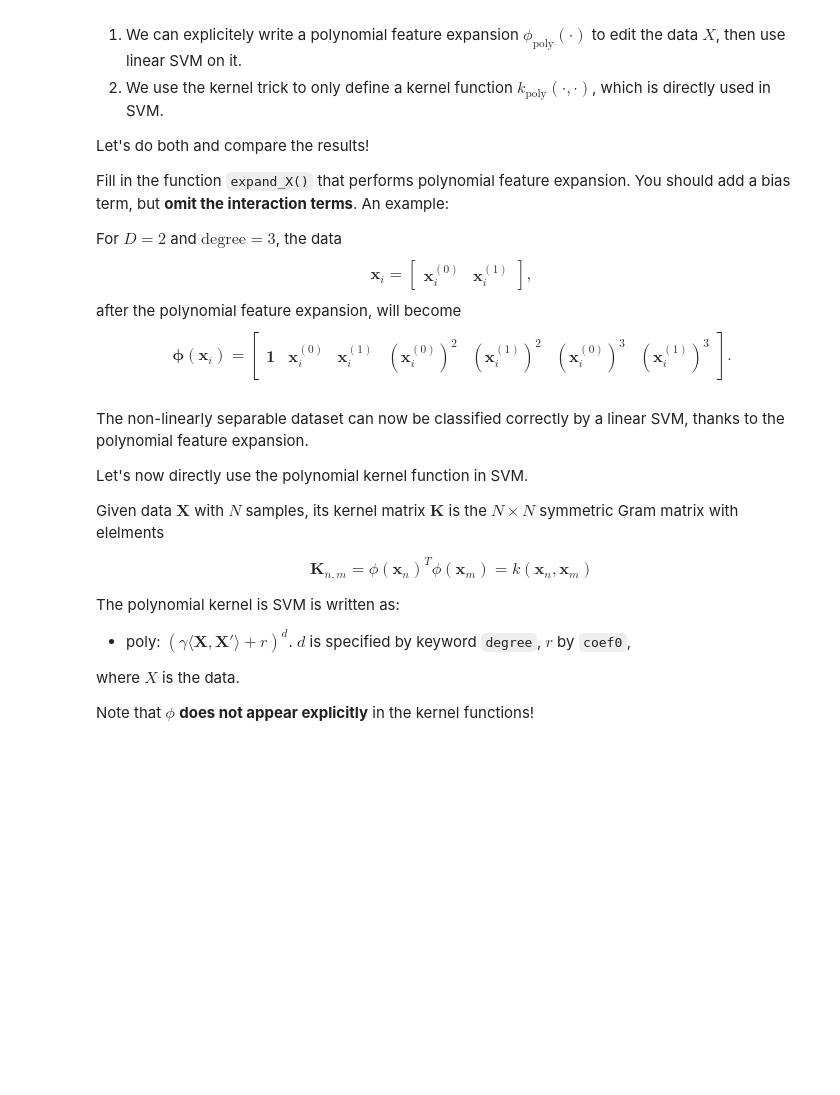
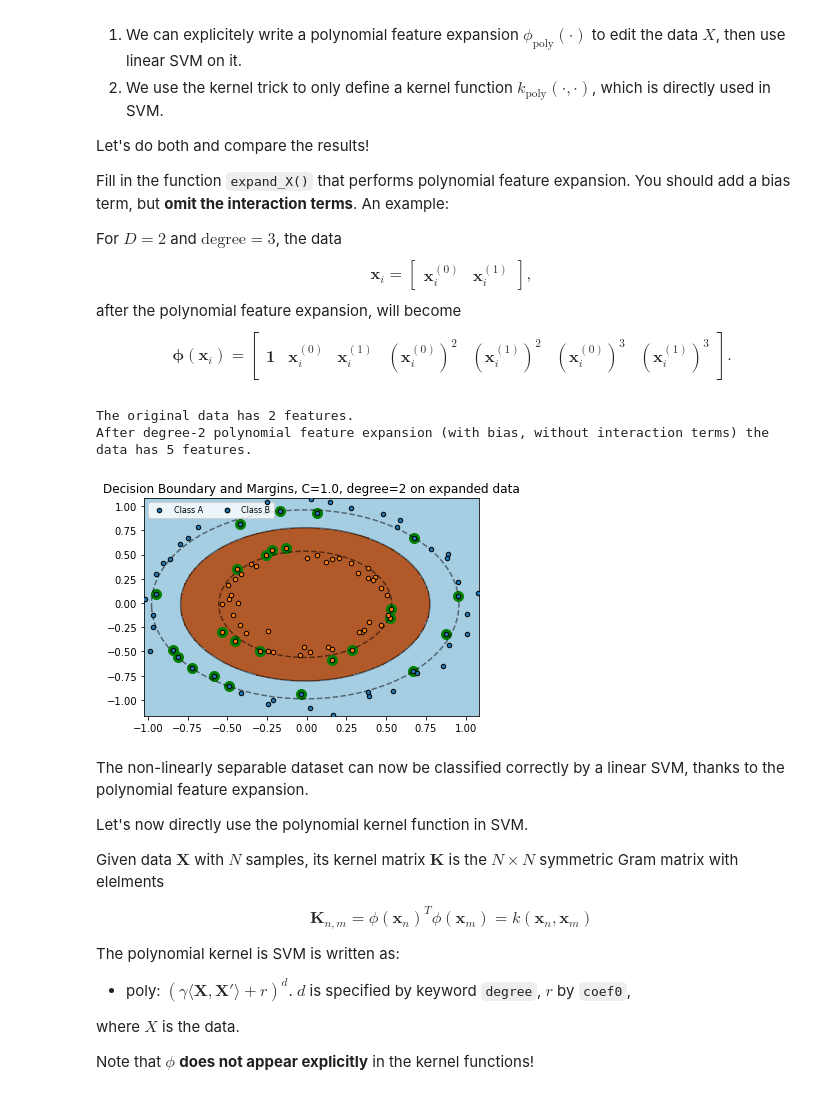
Before and after one commit to userdarius/cs-233-intro-to-ml, a Jupyter notebook: week-7/SVM and Kernel Methods/exercise.ipynb, the cells around one changed output. Drawn from its saved outputs; the diff is of its cells as text; code cells hidden in the pictures; blank space fills up the shorter version.

```diff
--- a/week-7/SVM and Kernel Methods/exercise.ipynb
+++ b/week-7/SVM and Kernel Methods/exercise.ipynb
@@ -292,25 +314,33 @@ def expand_X(X, degree):
                                where new_D = D * degree + 1
     """
     ### WRITE YOUR CODE HERE
+    expanded_X = X
+    for i in range(2, degree+1):
+        expanded_X = np.concatenate((expanded_X, X**i), axis=1)
+    expanded_X = np.concatenate((np.ones((expanded_X.shape[0], 1)), expanded_X), axis=1)
 
     return expanded_X
 # %%
 # Polynomial SVM
 degree = 2 # you can play with the degree. How does the decision boundary change?
 
 ## Do polynomial feature expansion
 ### WRITE YOUR CODE HERE
-expanded_X = ...
+expanded_X = expand_X(X, degree)
 
 print("The original data has {} features.".format(X.shape[1]))
 print("After degree-{} polynomial feature expansion (with bias, without interaction terms) the data has {} features.".format(degree,expanded_X.shape[1]))
 
 ## Use SVM with linear kernel on expanded data
 ### WRITE YOUR CODE HERE: you can play with C
-expanded_clf = ...
-expanded_clf.fit(...)
+expanded_clf = SVC(C=1.0, kernel='linear')
+expanded_clf.fit(expanded_X, Y)
 
 plot_expand(X, Y, expanded_clf, degree=degree)
+# %% [output]
+The original data has 2 features.
+After degree-2 polynomial feature expansion (with bias, without interaction terms) the data has 5 features.
+[figure, added]
 # %% [markdown]
 The non-linearly separable dataset can now be classified correctly by a linear SVM, thanks to the polynomial feature expansion.
 
```
Also changed, not shown: parts of 14 cells of this notebook, 27 other files.
